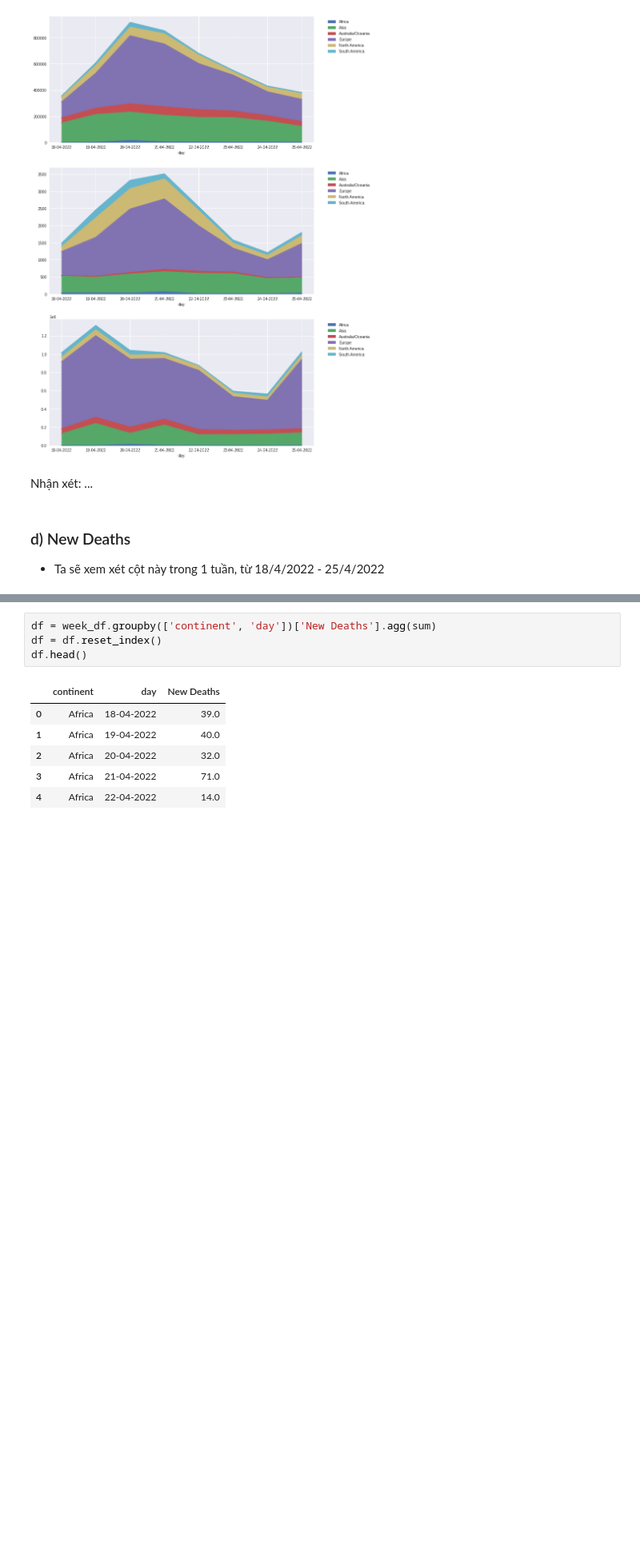
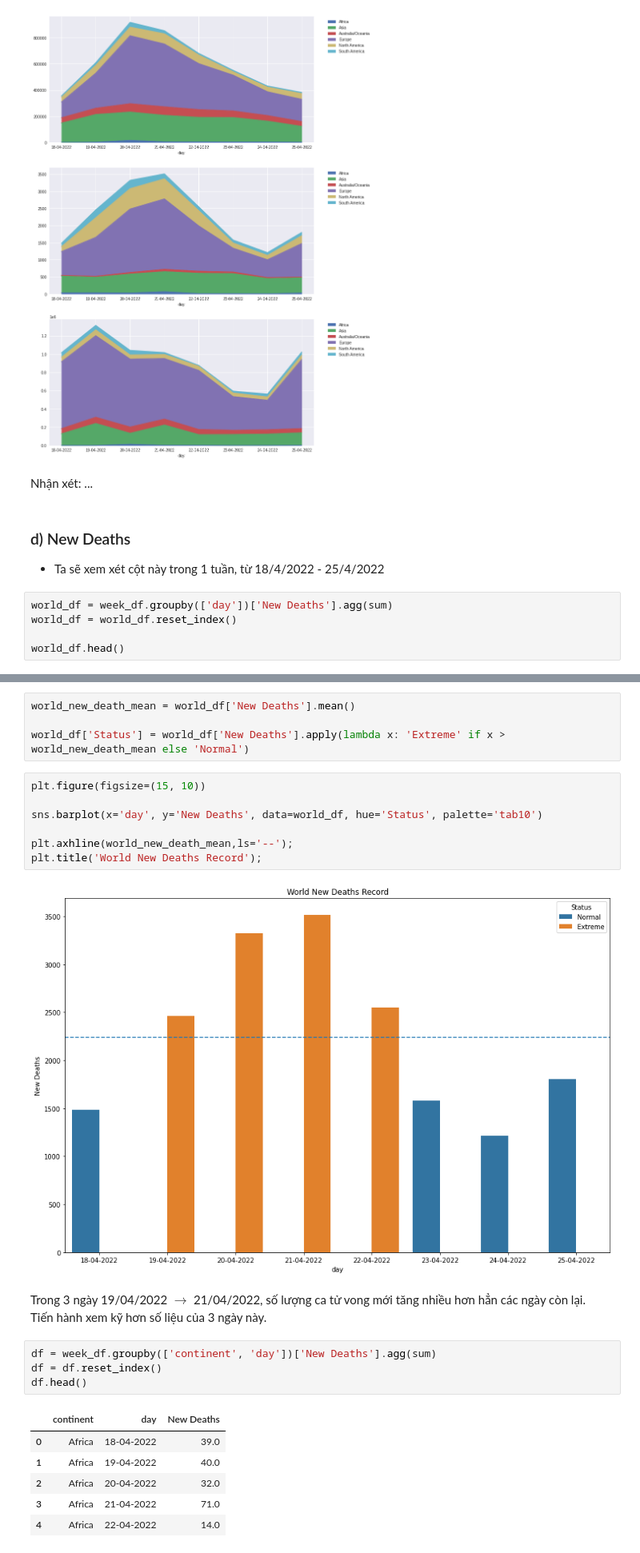
Before and after one commit to LeKiet258/DATA_VIZ_LAB01, a Jupyter notebook: Relationship.ipynb, the cells around one changed output, grey strips where cells are left out. Shown: that part at 80% size. Saved outputs shown, nothing was run; the diff lists cells and outputs as text; blank space fills up the shorter version.

```diff
--- a/Relationship.ipynb
+++ b/Relationship.ipynb
@@ -167,3 +167,8 @@ Nhận xét: ...
 # %% [markdown]
 ### d) New Deaths
 - Ta sẽ xem xét cột này trong 1 tuần, từ 18/4/2022 - 25/4/2022
+# %%
+world_df = week_df.groupby(['day'])['New Deaths'].agg(sum)
+world_df = world_df.reset_index()
+
+world_df.head()
@@ -170,3 +182,19 @@ Nhận xét: ...
+# %%
+world_new_death_mean = world_df['New Deaths'].mean()
+
+world_df['Status'] = world_df['New Deaths'].apply(lambda x: 'Extreme' if x > world_new_death_mean else 'Normal')
+# %%
+plt.figure(figsize=(15, 10))
+
+sns.barplot(x='day', y='New Deaths', data=world_df, hue='Status', palette='tab10')
+
+plt.axhline(world_new_death_mean,ls='--');
+plt.title('World New Deaths Record');
+# %% [output]
+[figure, added]
+# %% [markdown]
+Trong 3 ngày 19/04/2022 $\to$ 21/04/2022, số lượng ca tử vong mới tăng nhiều hơn hẳn các ngày còn lại.<br>
+Tiến hành xem kỹ hơn số liệu của 3 ngày này.
 # %%
 df = week_df.groupby(['continent', 'day'])['New Deaths'].agg(sum)
 df = df.reset_index()
```
Also changed, not shown: parts of 5 cells of this notebook.
